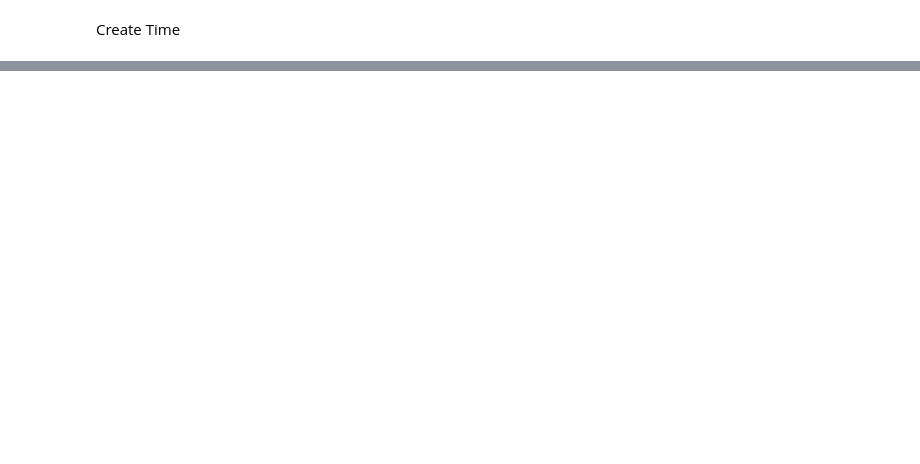
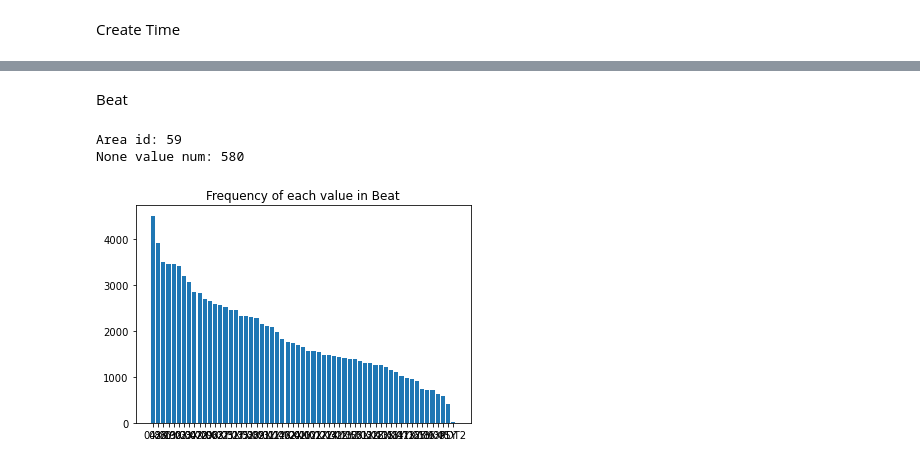
Before and after one commit to xinzwang/data-mining, a Jupyter notebook: Oakland Crime.ipynb, the cells around one changed output, grey strips where cells are left out. Cells and saved outputs as stored; diff of their text form; code cells hidden in the pictures; blank space fills up the shorter version.

```diff
--- a/Oakland Crime.ipynb
+++ b/Oakland Crime.ipynb
@@ -90,0 +146,25 @@ time.struct_time(tm_year=2016, tm_mon=1, tm_mday=1, tm_hour=0, tm_min=0, tm_sec=
+# %% [markdown]
+Beat
+# %%
+beat_count = {}
+for row in data:
+	if row[4] in beat_count.keys():
+		beat_count[row[4]] += 1
+	else:
+		beat_count[row[4]] = 1
+
+beat_count_sorted = sorted(
+	beat_count.items(), key=lambda x: (x[1], x[0]), reverse=True)
+
+print("Area id:", len(beat_count_sorted))
+print("None value num:",beat_count[""])
+# 绘制条形图
+x = [a[0] for a in beat_count_sorted]
+y = [a[1] for a in beat_count_sorted]
+plt.title("Frequency of each value in Beat")
+plt.bar(x, y)
+plt.show()
+# %% [output]
+Area id: 59
+None value num: 580
+[figure, added]
```
Also changed, not shown: parts of 31 cells of this notebook, 2 other files.
